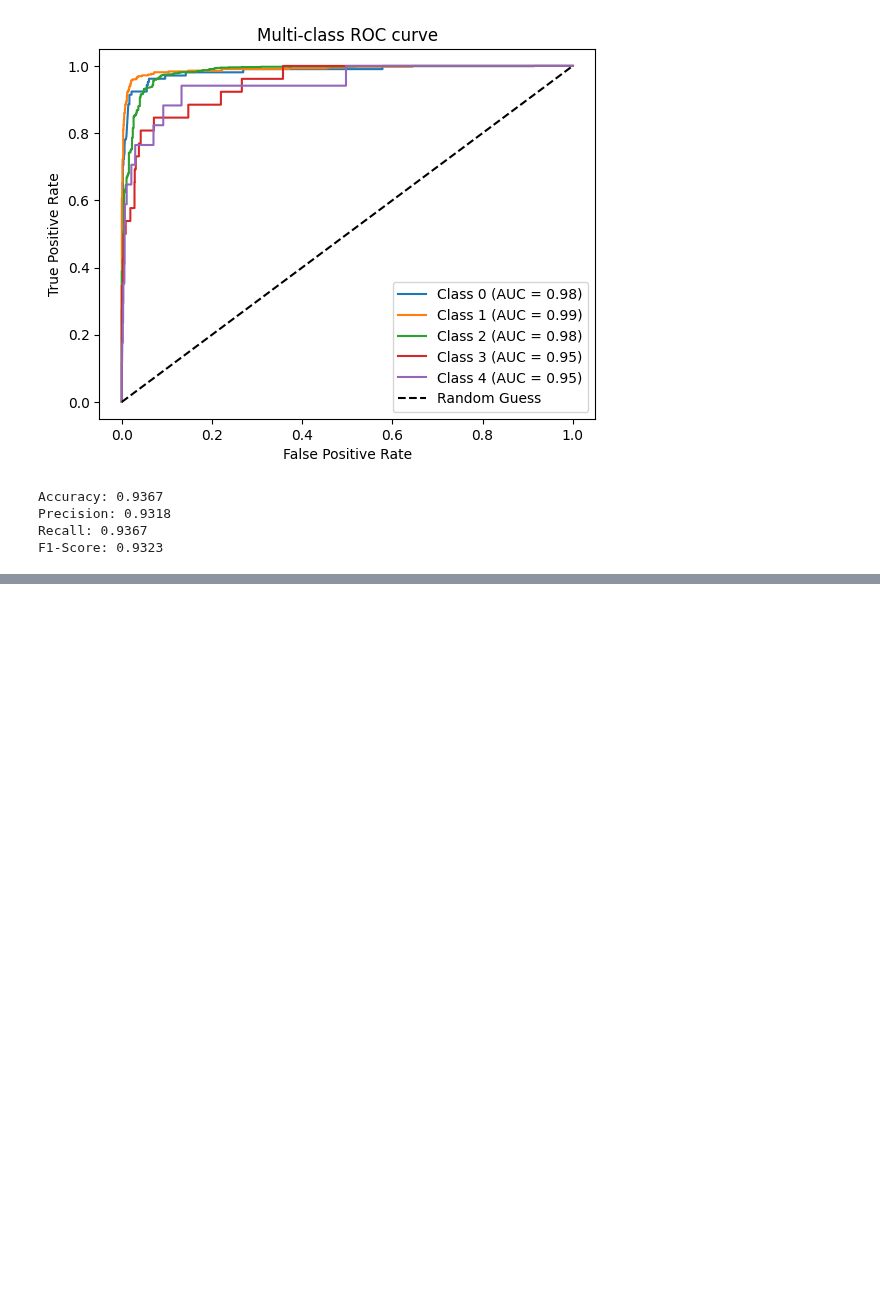
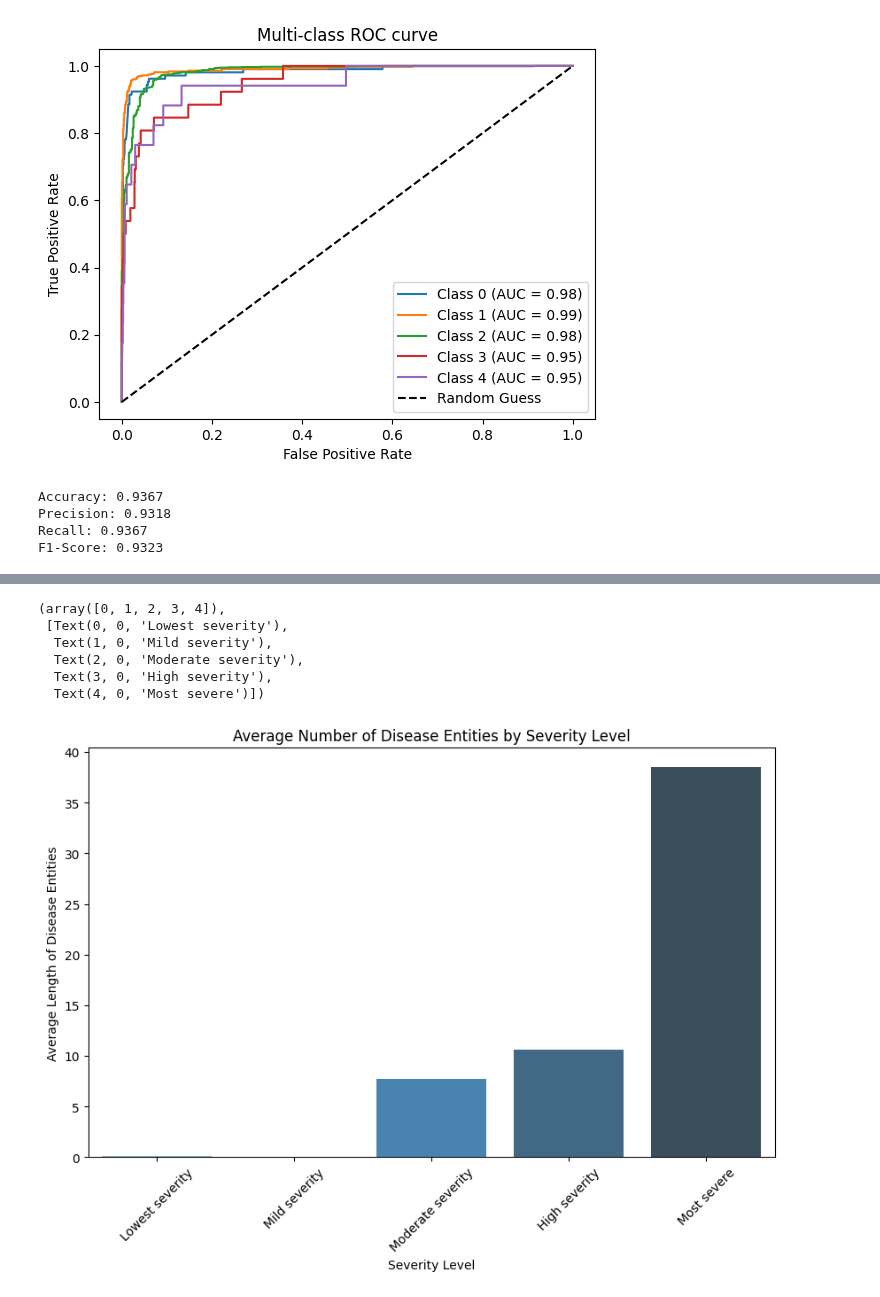
Before and after one commit to KaneZhao/Adverse-Events-in-Female-Stress-Urinary-Incontinence, a Jupyter notebook: Sentiment_Analysis.ipynb, the cells around one changed output, grey strips where cells are left out. Saved outputs shown, nothing was run; the diff lists cells and outputs as text; code cells hidden in the pictures; blank space fills up the shorter version.

```diff
--- a/Sentiment_Analysis.ipynb
+++ b/Sentiment_Analysis.ipynb
@@ -723,0 +534,47 @@ ValueError: The model did not return a loss from the inputs, only the following
+# %%
+import spacy
+from spacy import displacy
+
+nlp = spacy.load("en_ner_bc5cdr_md")
+# %%
+# Assuming 'nlp' is your pre-trained NER model and 'merged_files_filtered' is your DataFrame
+text_lst = []
+
+# Iterate over each row in the 'FOI_TEXT' column
+for text in data['FOI_TEXT']:
+    # Apply NER model to extract disease entities
+    doc = nlp(text.lower())  # Convert text to lowercase before processing
+    entities = [ent.text for ent in doc.ents if ent.label_ == 'DISEASE']  # Extract 'DISEASE' labeled entities
+    text_lst.append(entities if entities else None)  # Append None if no entities found
+
+# Create a new column 'disease' based on the extracted entities from 'FOI_TEXT'
+data['disease'] = text_lst
+# %%
+import seaborn as sns
+
+data['disease_len'] = data['disease'].apply(lambda x: len(x) if x else 0)
+
+# Group by 'LABEL' and calculate the average length of the 'disease' lists
+avg_disease_len = data.groupby('LABEL')['disease_len'].mean().reset_index()
+
+# Map numeric labels to severity levels
+avg_disease_len['Severity'] = avg_disease_len['LABEL'].map(severity_mapping)
+
+avg_disease_len = avg_disease_len.dropna(subset=['Severity'])
+
+plt.figure(figsize=(10, 6))
+sns.barplot(x='Severity', y='disease_len', data=avg_disease_len, palette='Blues_d')
+
+# Customize the plot
+plt.title('Average Number of Disease Entities by Severity Level')
+plt.xlabel('Severity Level')
+plt.ylabel('Average Length of Disease Entities')
+plt.xticks(rotation=45)  # Rotate x-axis labels for better readability
+# %% [output]
+(array([0, 1, 2, 3, 4]),
+ [Text(0, 0, 'Lowest severity'),
+  Text(1, 0, 'Mild severity'),
+  Text(2, 0, 'Moderate severity'),
+  Text(3, 0, 'High severity'),
+  Text(4, 0, 'Most severe')])
+[figure, added]
```
Also changed, not shown: parts of 32 cells of this notebook, 2 other files.
